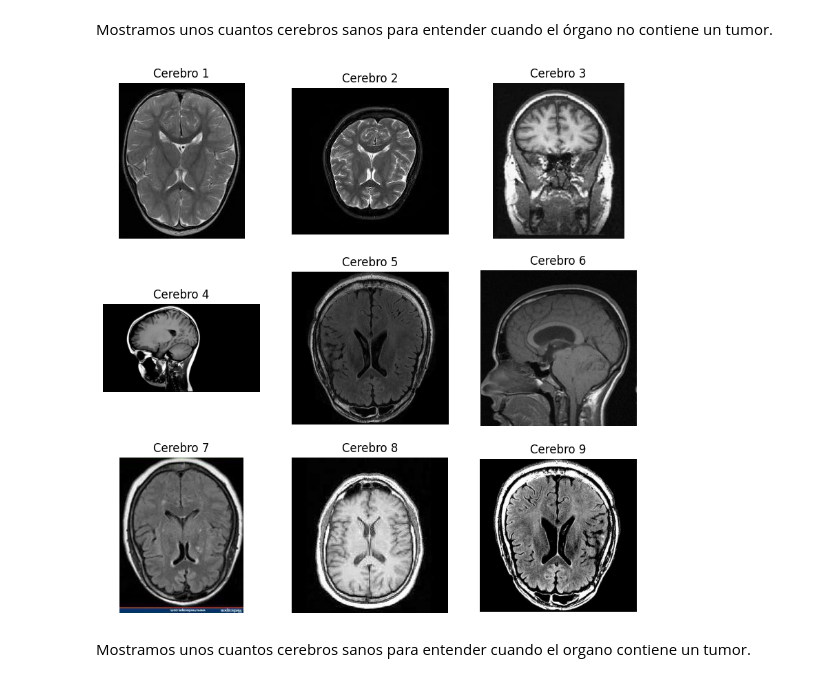
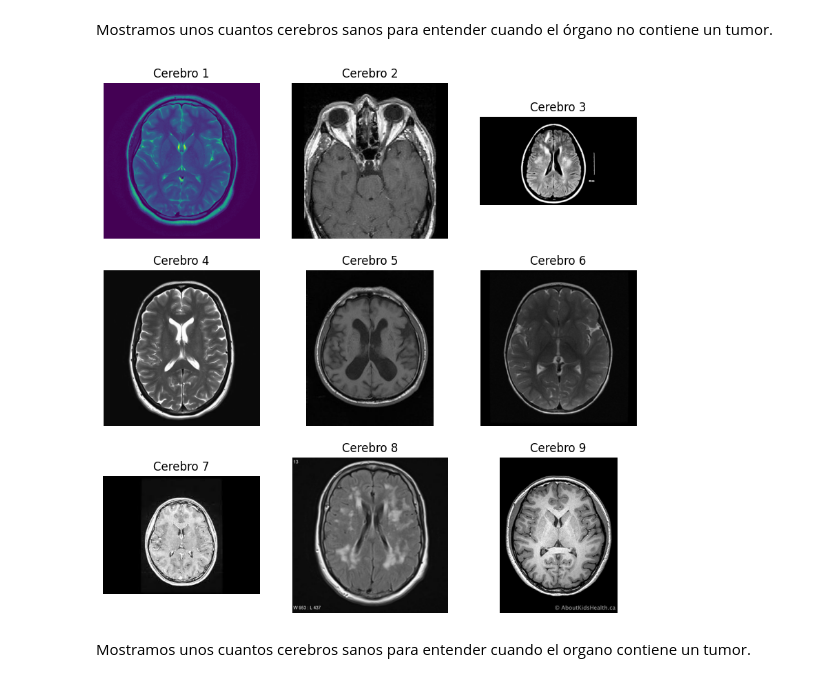
Before and after one commit to JSisquesDev/Cerebrum, a Jupyter notebook: src/notebooks/detection.ipynb, the cells around one changed output. Drawn from its saved outputs; the diff is of its cells as text; code cells hidden in the pictures.

```diff
--- a/src/notebooks/detection.ipynb
+++ b/src/notebooks/detection.ipynb
@@ -275,0 +119,12 @@ TEST_IN_PATH = IN_PATH + "test/"
+# %%
+def format_path(path) -> str:
+    return path.replace("/", os.sep).replace("\\", os.sep)
+# %%
+IN_PATH = "./data/"
+IN_RAW_PATH = IN_PATH + "raw/"
+TRAIN_IN_PATH = IN_PATH + "train/"
+TEST_IN_PATH = IN_PATH + "test/"
+
+BRAIN_TUMOR_PATH = format_path(os.path.join(os.getenv('PROJECT_PATH'), os.getenv("BRAIN_TUMOR_PATH"))) + os.sep
+BRAIN_HEALTH_PATH = format_path(os.path.join(os.getenv('PROJECT_PATH'), os.getenv("BRAIN_HEALTH_PATH"))) + os.sep
+print(BRAIN_TUMOR_PATH)
@@ -294,10 +151,10 @@ def showImages(path, rows, columns):
 # %% [markdown]
 Mostramos unos cuantos cerebros sanos para entender cuando el órgano no contiene un tumor.
 # %%
-IN_HEALTHY_PATH = IN_RAW_PATH + "healthy/"
-showImages(IN_HEALTHY_PATH, 3, 3)
+#IN_HEALTHY_PATH = IN_RAW_PATH + "healthy/"
+showImages(BRAIN_HEALTH_PATH, 3, 3)
 # %% [output]
-[figure, old version]
+[figure, new version]
 # %% [markdown]
 Mostramos unos cuantos cerebros sanos para entender cuando el organo contiene un tumor.
 # %%
```
Also changed, not shown: parts of 31 cells of this notebook, 3 other files.
